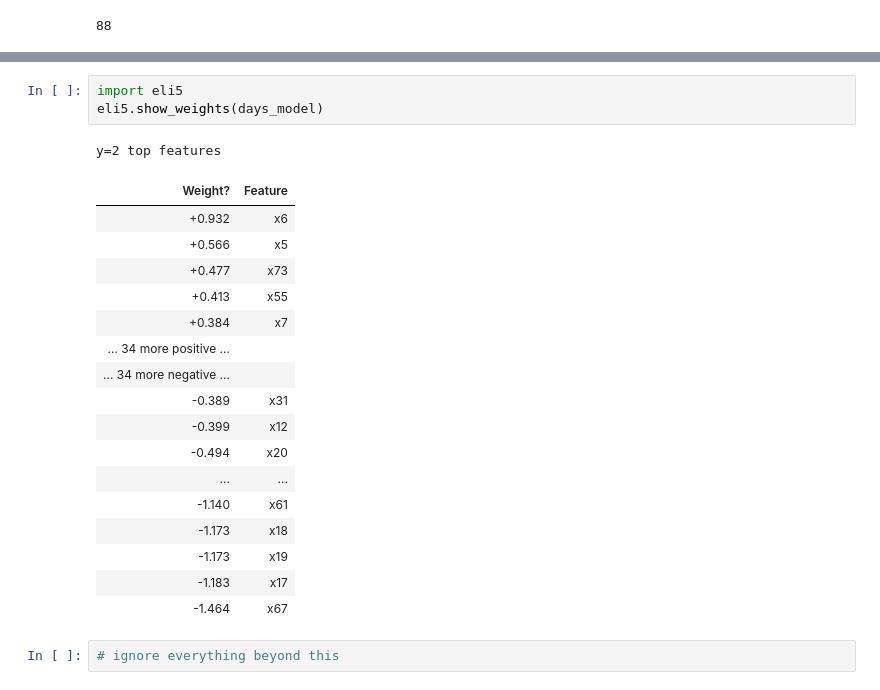
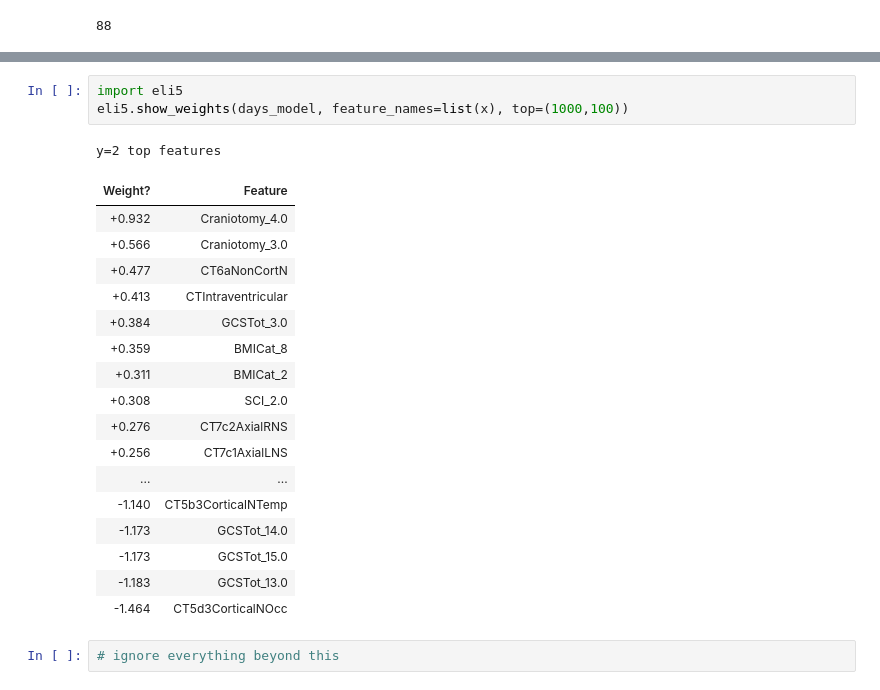
Before and after one commit to shashank2000/timePredictor, a Jupyter notebook: initial exploration.ipynb, the cells around one changed output, grey strips where cells are left out. Saved outputs shown, nothing was run; the diff lists cells and outputs as text.

```diff
--- a/initial exploration.ipynb
+++ b/initial exploration.ipynb
@@ -473,25 +473,25 @@ plot_bar_x()
 # %%
 import eli5
-eli5.show_weights(days_model)
+eli5.show_weights(days_model, feature_names=list(x), top=(1000,100))
 # %% [output]
 y=2 top features
 | Weight? | Feature |
-| +0.932 | x6 |
-| +0.566 | x5 |
-| +0.477 | x73 |
-| +0.413 | x55 |
-| +0.384 | x7 |
-| … 34 more positive … |  |
-| … 34 more negative … |  |
-| -0.389 | x31 |
-| -0.399 | x12 |
-| -0.494 | x20 |
+| +0.932 | Craniotomy_4.0 |
+| +0.566 | Craniotomy_3.0 |
+| +0.477 | CT6aNonCortN |
+| +0.413 | CTIntraventricular |
+| +0.384 | GCSTot_3.0 |
+| +0.359 | BMICat_8 |
+| +0.311 | BMICat_2 |
+| +0.308 | SCI_2.0 |
+| +0.276 | CT7c2AxialRNS |
+| +0.256 | CT7c1AxialLNS |
 | ... | ... |
-| -1.140 | x61 |
-| -1.173 | x18 |
-| -1.173 | x19 |
-| -1.183 | x17 |
-| -1.464 | x67 |
+| -1.140 | CT5b3CorticalNTemp |
+| -1.173 | GCSTot_14.0 |
+| -1.173 | GCSTot_15.0 |
+| -1.183 | GCSTot_13.0 |
+| -1.464 | CT5d3CorticalNOcc |
 # %%
 # ignore everything beyond this
 # %%
```
Also changed, not shown: parts of 2 cells of this notebook.
